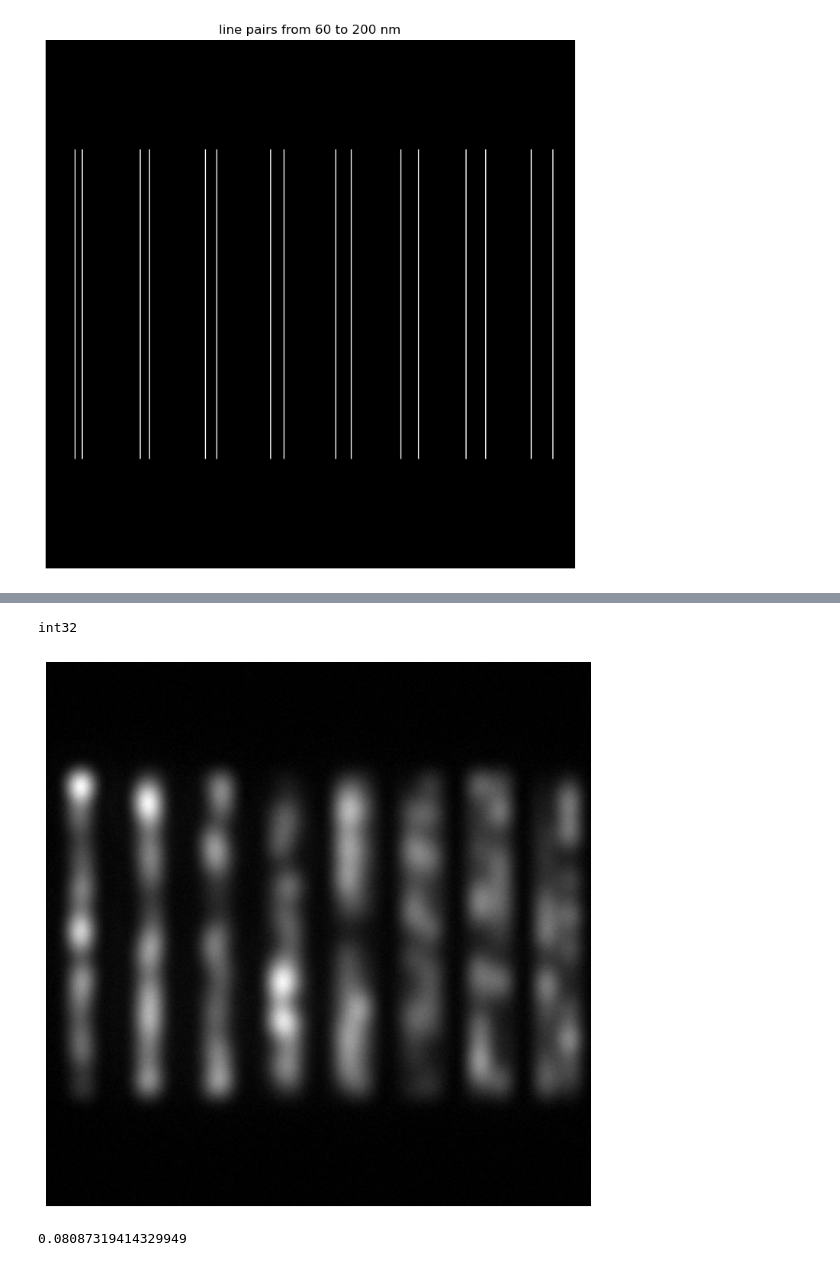
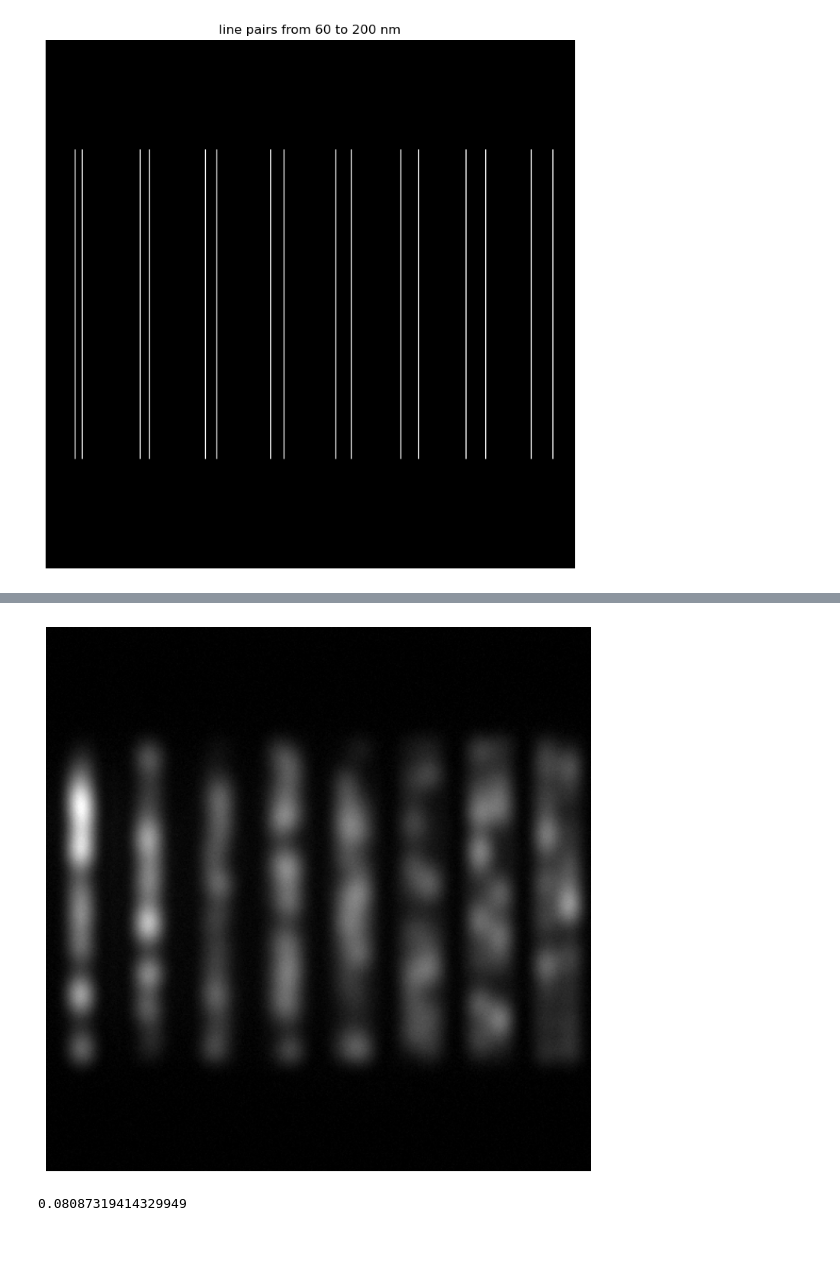
Before and after one commit to banksycjt/non_linear_RIM, a Jupyter notebook: line_pair/line_pair_generator.ipynb, the cells around one changed output, grey strips where cells are left out. Drawn from its saved outputs; the diff is of its cells as text; code cells hidden in the pictures.

```diff
--- a/line_pair/line_pair_generator.ipynb
+++ b/line_pair/line_pair_generator.ipynb
@@ -11,6 +11,7 @@ camara_pixels_number = 512
 camara_size = camara_pixel_size * camara_pixels_number
 NA = 1.25 # numerical aperture
 MA = 500 # magnification
+collect_number = 800 # number of collected photos
 physical_pixel_size = camara_pixel_size / MA
 physical_size = camara_size / MA
 excitation_wavelength = 488 # nm
@@ -122,13 +135,16 @@ plt.show()
 # %%
 # 对散斑图片进行卷积
-
-convolved_speckle_image = fftconvolve(speckle_image, excitation_psf, mode='same')
+convolved_speckle_images = np.zeros((collect_number, camara_pixels_number, camara_pixels_number))
+for i in range(collect_number):
+    convolved_speckle_image = fftconvolve(speckle_images[i, :, :], excitation_psf, mode='same')
+    convolved_speckle_images[i, :, :] = convolved_speckle_image.copy()
+    convolved_speckle_image.fill(0)  # 清空图像以便下次使用
 #convolved_speckle_image = fft2(fftshift(speckle_image)) * fft2(fftshift(excitation_psf))
 #convolved_speckle_image = ifftshift(ifft2(convolved_speckle_image).real)
 
 # 显示卷积后的图像
 #plt.figure(figsize=(18, 9))
-plt.imshow(convolved_speckle_image, cmap='gray')
+plt.imshow(convolved_speckle_images[400, :, :], cmap='gray')
 plt.axis('off')  # 不显示坐标轴
 plt.show()
 
@@ -140,9 +156,10 @@ plt.show()
 # %%
-illuminate_image = convolved_speckle_image * ground_truth
+illuminate_images = np.zeros((collect_number, camara_pixels_number, camara_pixels_number))
+for i in range(collect_number):
+    illuminate_images[i, :, :] = convolved_speckle_images[i, :, :] * ground_truth
 
 # 展示结果图像
-plt.figure(figsize=(18, 9))
-plt.imshow(illuminate_image, cmap='gray')
+plt.imshow(illuminate_images[400, :, :], cmap='gray')
 plt.axis('off')  # 不显示坐标轴
 plt.show()
 
@@ -154,22 +171,24 @@ plt.show()
 # %%
-collected_image = fftconvolve(illuminate_image, emission_psf, mode='same')
-collected_image = abs(np.random.normal(collected_image, 0.01*collected_image.max()))
-collected_image = collected_image/np.max(collected_image) * 2**20
-collected_image = np.clip(collected_image, 0, 1e10)  # 限制数据范围
-collected_image = np.random.poisson(collected_image)
-print(collected_image.dtype)
+from tifffile import imwrite
+
+collected_images = np.zeros((collect_number, camara_pixels_number, camara_pixels_number))
+for i in range(collect_number):
+    collected_images[i, :, :] = fftconvolve(illuminate_images[i, :, :], emission_psf, mode='same')
+    collected_images[i, :, :] = abs(np.random.normal(collected_images[i, :, :], 0.01*collected_images[i, :, :].max()))
+    collected_images[i, :, :] = collected_images[i, :, :]/np.max(collected_images[i, :, :]) * 2**20
+    collected_images[i, :, :] = np.clip(collected_images[i, :, :], 0, 1e10)  # 限制数据范围
+    collected_images[i, :, :] = np.random.poisson(collected_images[i, :, :])
 
 # collected_image = fft2(fftshift(illuminate_image)) * fft2(fftshift(emission_psf))
 # collected_image = ifftshift(ifft2(collected_image).real)
-
+imwrite('collected_images.tiff', collected_images.astype(np.uint32))
 # 显示卷积后的图像
 plt.figure(figsize=(18, 9))
-plt.imshow(collected_image, cmap='gray')
+plt.imshow(collected_images[400, :, :], cmap='gray')
 plt.axis('off')  # 不显示坐标轴
 plt.show()
 # %% [output]
-int32
-[figure, old version]
+[figure, new version]
 # %%
 # 对 ground_truth 和 psf 进行卷积
 convolved_image = fftconvolve(ground_truth, excitation_psf, mode='same')
```
Also changed, not shown: parts of 4 cells of this notebook, 1 other file.
